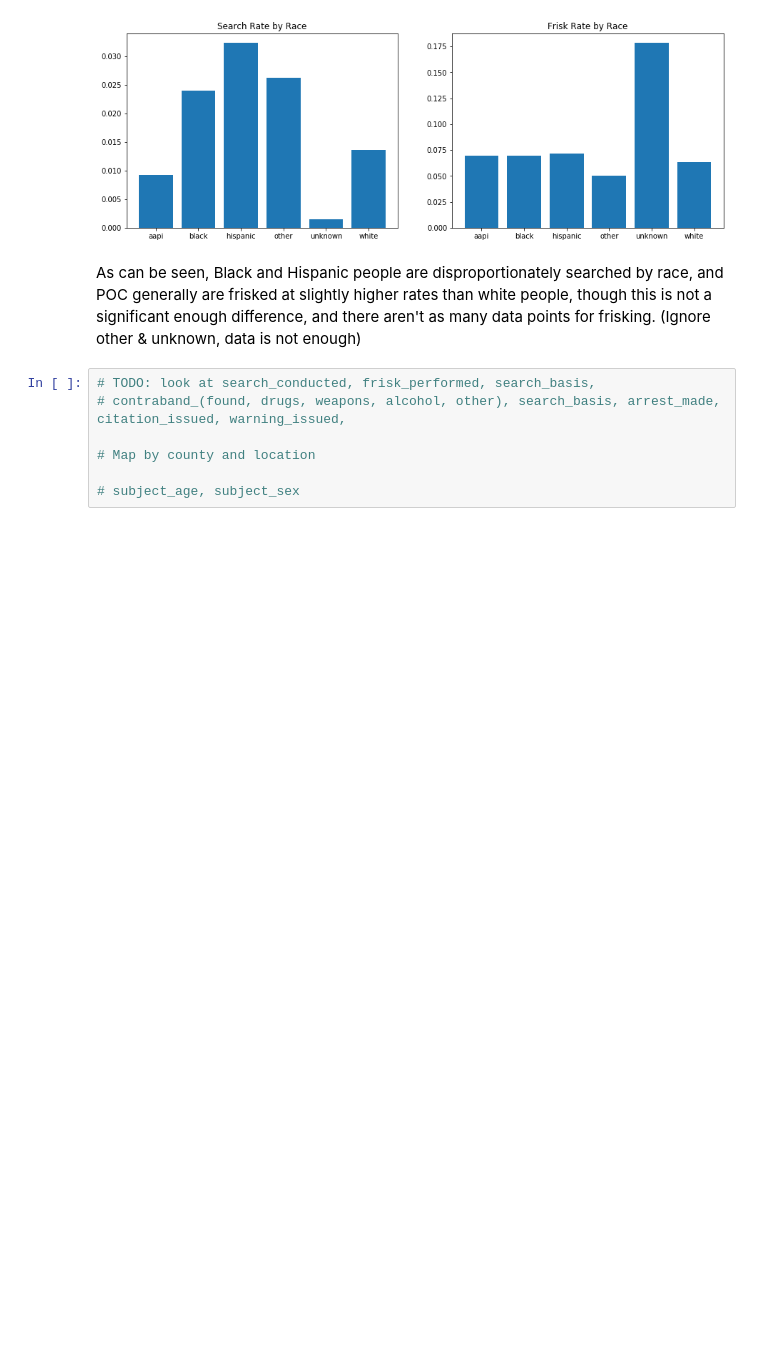
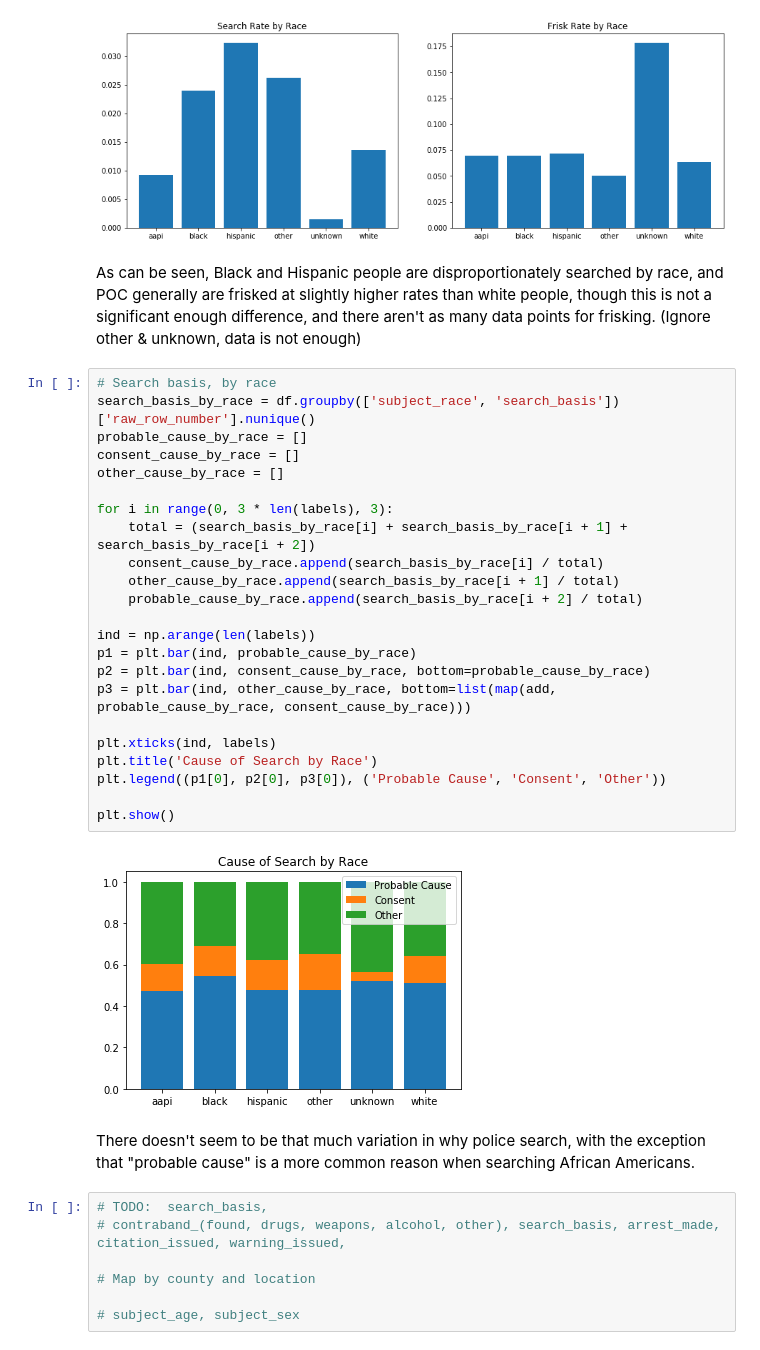
Before and after one commit to jeffreyshen19/blog, a Jupyter notebook: _code/police-stops/Police Stops.ipynb, the cells around one changed output. Cells and saved outputs as stored; diff of their text form; blank space fills up the shorter version.

Commit message:
add search basis data

```diff
--- a/_code/police-stops/Police Stops.ipynb
+++ b/_code/police-stops/Police Stops.ipynb
@@ -86,8 +87,35 @@ plt.show()
 [figure]
 # %% [markdown]
 As can be seen, Black and Hispanic people are disproportionately searched by race, and POC generally are frisked at slightly higher rates than white people, though this is not a significant enough difference, and there aren't as many data points for frisking. (Ignore other & unknown, data is not enough)
+# %%
+# Search basis, by race
+search_basis_by_race = df.groupby(['subject_race', 'search_basis'])['raw_row_number'].nunique()
+probable_cause_by_race = []
+consent_cause_by_race = []
+other_cause_by_race = []
+
+for i in range(0, 3 * len(labels), 3):
+    total = (search_basis_by_race[i] + search_basis_by_race[i + 1] + search_basis_by_race[i + 2])
+    consent_cause_by_race.append(search_basis_by_race[i] / total)
+    other_cause_by_race.append(search_basis_by_race[i + 1] / total)
+    probable_cause_by_race.append(search_basis_by_race[i + 2] / total)
+
+ind = np.arange(len(labels))
+p1 = plt.bar(ind, probable_cause_by_race)
+p2 = plt.bar(ind, consent_cause_by_race, bottom=probable_cause_by_race)
+p3 = plt.bar(ind, other_cause_by_race, bottom=list(map(add, probable_cause_by_race, consent_cause_by_race)))
+
+plt.xticks(ind, labels)
+plt.title('Cause of Search by Race')
+plt.legend((p1[0], p2[0], p3[0]), ('Probable Cause', 'Consent', 'Other'))
+
+plt.show()
+# %% [output]
+[figure, added]
+# %% [markdown]
+There doesn't seem to be that much variation in why police search, with the exception that "probable cause" is a more common reason when searching African Americans.
 # %%
-# TODO: look at search_conducted, frisk_performed, search_basis,
+# TODO:  search_basis,
 # contraband_(found, drugs, weapons, alcohol, other), search_basis, arrest_made, citation_issued, warning_issued,
 
 # Map by county and location
```
Also changed, not shown: parts of 1 cell of this notebook.
